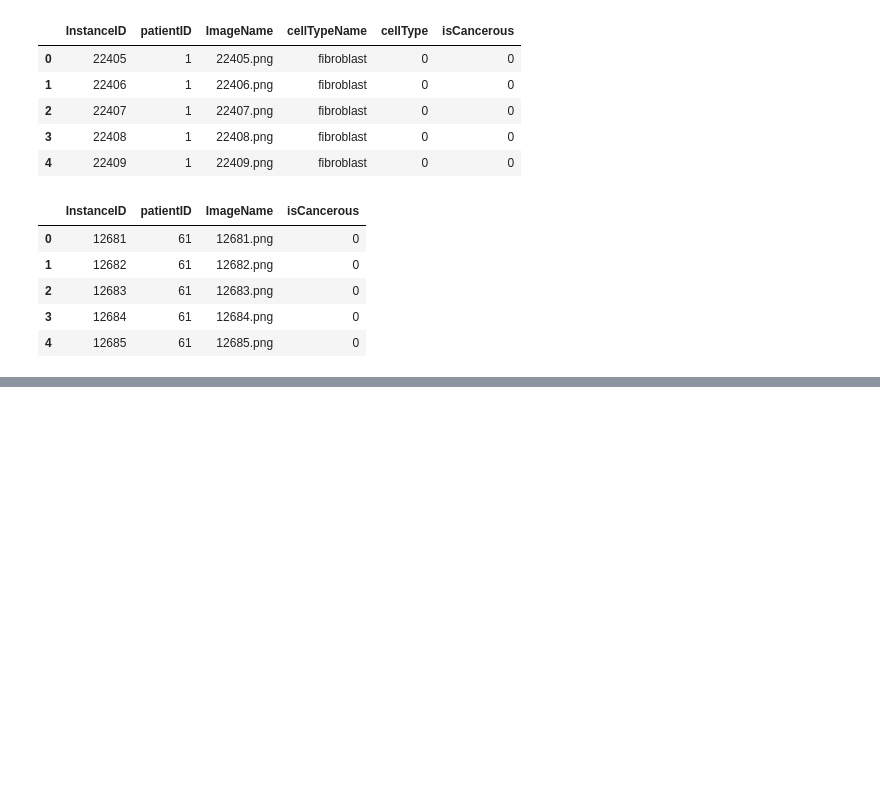
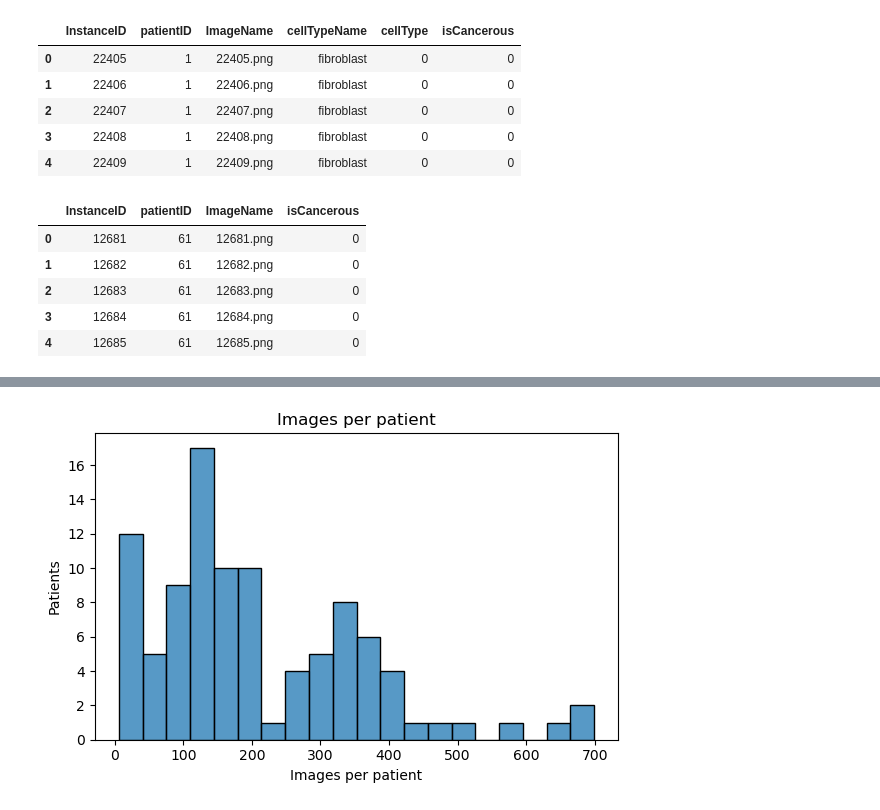
Before and after one commit to theaussiepie/Conformal-Prediction-with-ML-Workflow, a Jupyter notebook: workflow.ipynb, the cells around one changed output, grey strips where cells are left out. Saved outputs shown, nothing was run; the diff lists cells and outputs as text; code cells hidden in the pictures; blank space fills up the shorter version.

```diff
--- a/workflow.ipynb
+++ b/workflow.ipynb
@@ -81,0 +260,10 @@ The output shows that the dataset includes a `patientID` column for patient-leve
+# %%
+plt.figure(figsize=(6, 4))
+sns.histplot(patients_per_image["num_images"], bins=20, kde=False)
+plt.title("Images per patient")
+plt.xlabel("Images per patient")
+plt.ylabel("Patients")
+plt.tight_layout()
+plt.show()
+# %% [output]
+[figure, added]
```
Also changed, not shown: parts of 16 cells of this notebook.
